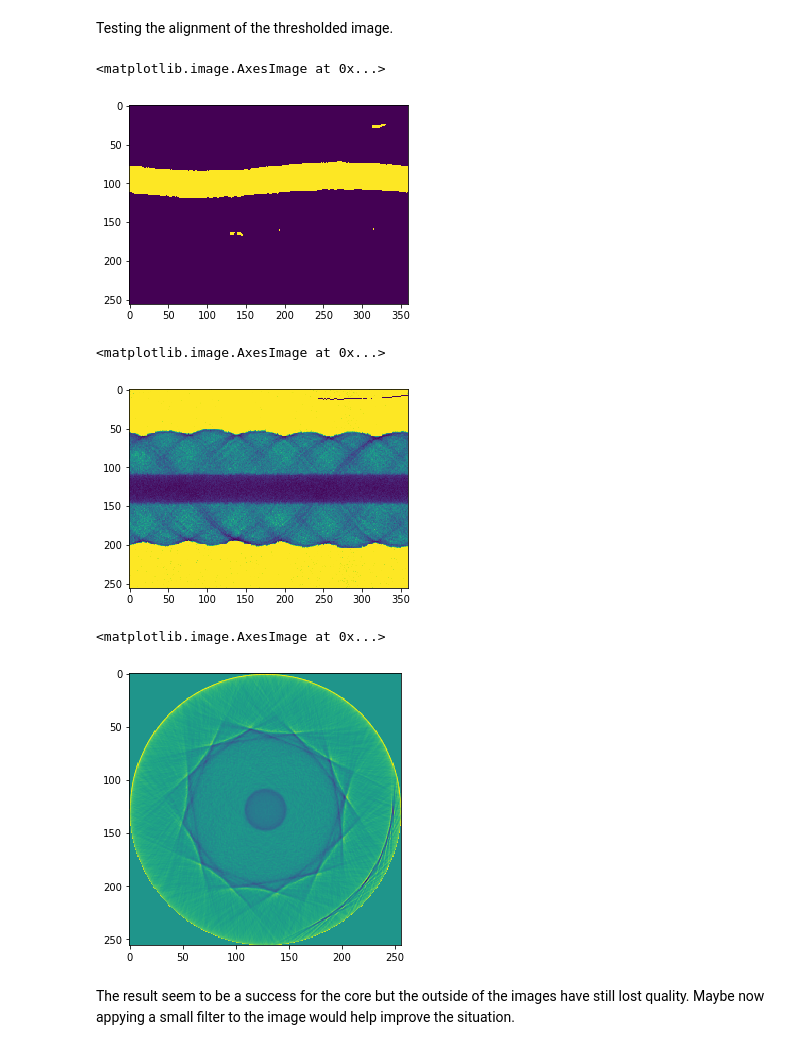
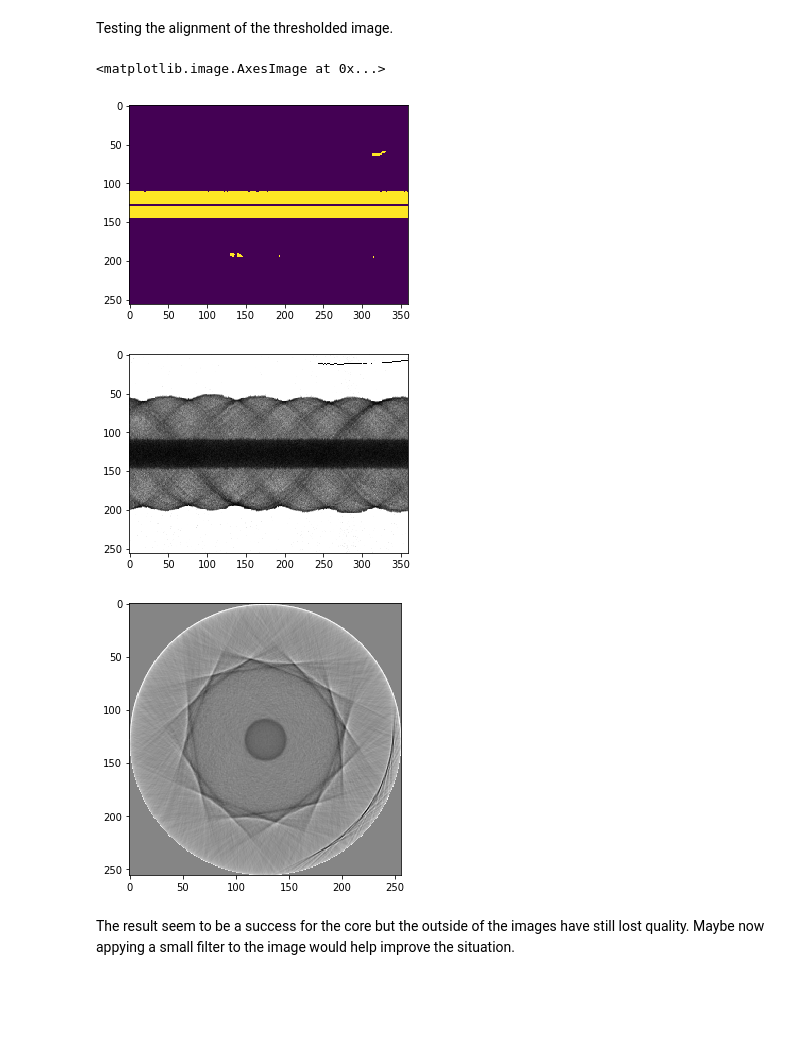
Before and after one commit to abdrysdale/ct-xray-project, a Jupyter notebook: CT Image Reconstruction.ipynb, the cells around one changed output. Saved outputs shown, nothing was run; the diff lists cells and outputs as text; code cells hidden in the pictures; blank space fills up the shorter version.

```diff
--- a/CT Image Reconstruction.ipynb
+++ b/CT Image Reconstruction.ipynb
@@ -373,11 +374,11 @@ This is essentially a fancy threshold function with a median filter. Next to app
 # %% [markdown]
 Testing the alignment of the thresholded image.
 # %%
-sino_binary = sym_line_wreg(binary_core(sinogram,10000,3), 25, 25,3)
+sino_binary = sym_line_wreg(binary_core(sinogram,10000,3), 25, 25)
 plt.imshow(sino_binary)
 # %% [output]
 <matplotlib.image.AxesImage at 0x...>
-[figure, old version]
+[figure, new version]
 # %%
 def sym_line_wreg(sinogram,roll_range,match_range,radius):
 
@@ -398,16 +399,16 @@ def sym_line_wreg(sinogram,roll_range,match_range,radius):
     return rtn_sino
 # %%
 true_sino = sym_line_wreg(sinogram,25,25,3)
-plt.imshow(true_sino)
+plt.imshow(true_sino,cmap='gray')
+plt.savefig('true_sino.png')
 # %% [output]
-<matplotlib.image.AxesImage at 0x...>
-[figure, old version]
+[figure, new version]
 # %%
 true_irad = skt.iradon(true_sino,circle=True)
-plt.imshow(true_irad)
+plt.imshow(true_irad,cmap='gray')
+plt.savefig('true_irad.png')
 # %% [output]
-<matplotlib.image.AxesImage at 0x...>
-[figure, old version]
+[figure, new version]
 # %% [markdown]
 The result seem to be a success for the core but the outside of the images have still lost quality. Maybe now appying a small filter to the image would help improve the situation.
 # %%
```
Also changed, not shown: parts of 2 cells of this notebook, 8 other files.
